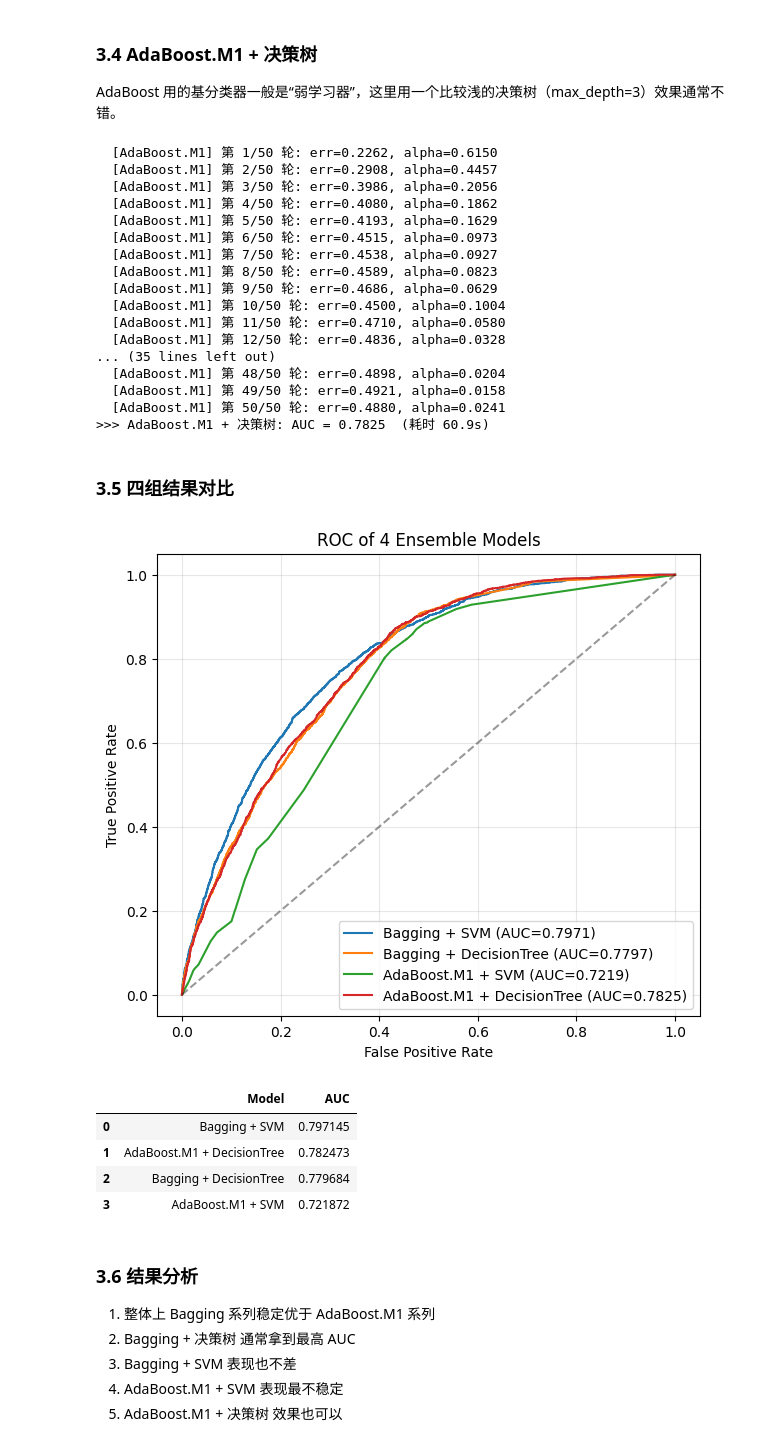
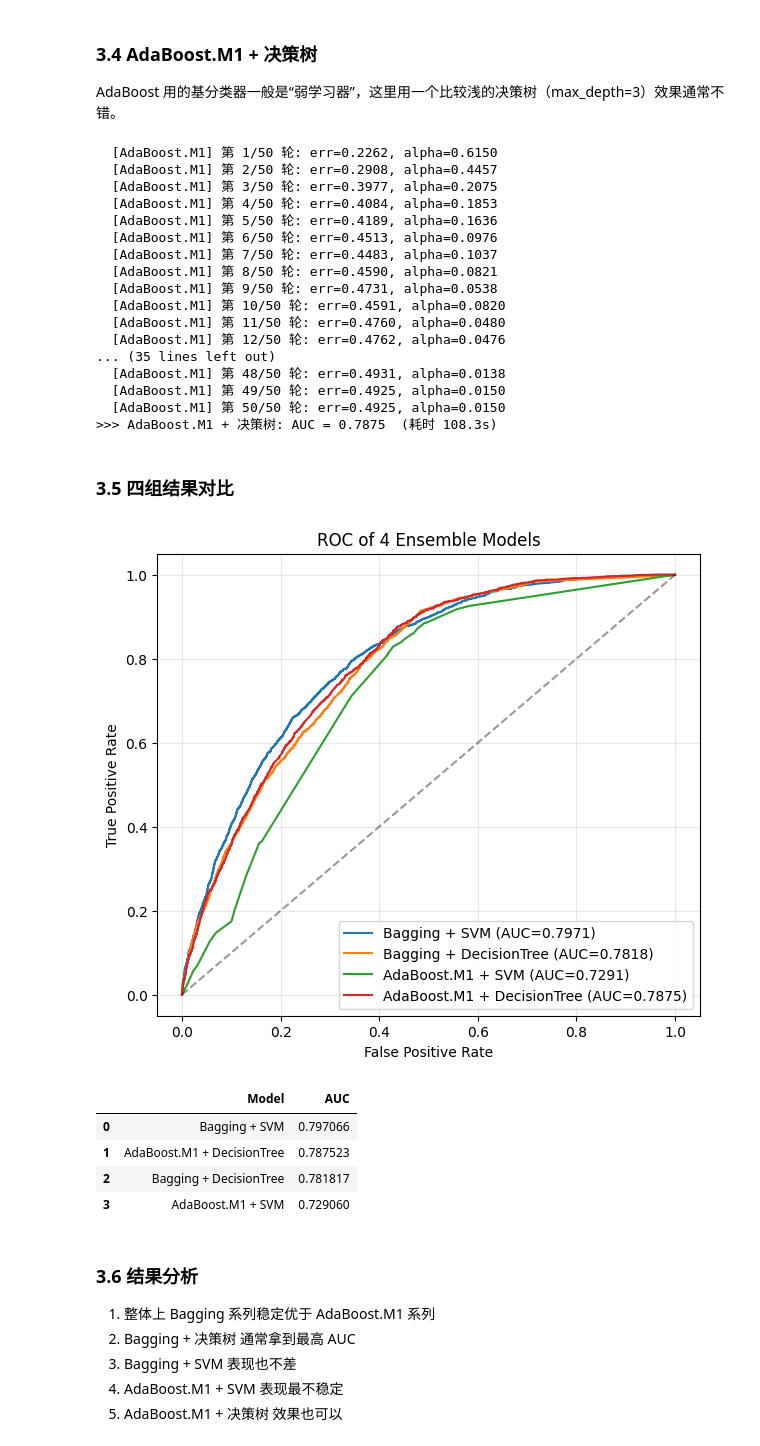
Before and after one commit to eranfu/yufeng, a Jupyter notebook: ml/hw6-评论质量预测/基于集成学习的 Amazon 用户评论质量预测/基于集成学习的 Amazon 用户评论质量预测 4/exp6.ipynb, the cells around one changed output. Cells and saved outputs as stored; diff of their text form; code cells hidden in the pictures.

```diff
--- a/ml/hw6-评论质量预测/基于集成学习的 Amazon 用户评论质量预测/基于集成学习的 Amazon 用户评论质量预测 4/exp6.ipynb
+++ b/ml/hw6-评论质量预测/基于集成学习的 Amazon 用户评论质量预测/基于集成学习的 Amazon 用户评论质量预测 4/exp6.ipynb
@@ -173,10 +173,21 @@ print('tfidf shape:', X_train_tfidf.shape, X_test_tfidf.shape)
 # %% [output]
 tfidf shape: (57039, 20000) (11208, 20000)
 # %%
-# 手工特征做一下标准化（量纲差异比较大）
-scaler = StandardScaler()
+# 手工特征做一下缩放
+# 注意：之前用 StandardScaler 会让单行范数远大于 tfidf 行（tfidf 行 L2 归一化为 1），
+# hstack 后两块特征量纲严重不一致，导致 LinearSVC 的 liblinear 求解器很难收敛。
+# 这里改用 MaxAbsScaler 把每列压到 [-1, 1]，跟 tfidf 的尺度对齐，并保留稀疏性。
+from sklearn.preprocessing import MaxAbsScaler
+scaler = MaxAbsScaler()
 X_train_hand_sc = scaler.fit_transform(X_train_hand)
 X_test_hand_sc  = scaler.transform(X_test_hand)
+
+# 进一步：手工特征只有 10 维但每维都接近 1，单行 L2 范数 ~ sqrt(10) ≈ 3.16，
+# 而 tfidf 行 L2 范数 = 1，两块加起来仍不平衡。这里给手工特征整体乘一个 1/sqrt(d)，
+# 让它的“行能量”和 tfidf 行同量级，liblinear 的条件数会好很多。
+hand_weight = 1.0 / np.sqrt(X_train_hand_sc.shape[1])
+X_train_hand_sc = X_train_hand_sc * hand_weight
+X_test_hand_sc  = X_test_hand_sc  * hand_weight
 
 # 用 sparse 拼起来
 X_train = sp.hstack([X_train_tfidf, sp.csr_matrix(X_train_hand_sc)]).tocsr()
@@ -339,8 +346,11 @@ from sklearn.metrics import roc_auc_score, roc_curve
 import time
 
 def make_svm():
-    # CalibratedClassifierCV 把 LinearSVC 的 decision_function 转成概率
-    base = LinearSVC(C=1.0, max_iter=2000, dual=True)
+    # 用 LinearSVC + CalibratedClassifierCV 把 decision_function 转成概率。
+    # 之前 dual=True 时 liblinear 在拼接特征上不收敛，根因是手工特征行范数远大于 tfidf 行；
+    # 上面已经做过尺度对齐，这里再用 dual=False（n_samples > n_features 时官方推荐的 primal 形式），
+    # 并把 max_iter 调大、tol 放宽，可以稳定收敛。
+    base = LinearSVC(C=1.0, max_iter=5000, tol=1e-3, dual=False)
     return CalibratedClassifierCV(base, cv=3, method='sigmoid')
 
 def make_tree(max_depth=8):
@@ -398,5 +378,5 @@ auc_bag_tree, p_bag_tree = evaluate(bag_tree, 'Bagging + 决策树')
 
 注意 `CalibratedClassifierCV` 包过的 SVM 在 `fit` 时是不接受 `sample_weight` 的，所以这里直接用 `LinearSVC`，让 AdaBoost 内部的 `predict` 来更新权重；但是在最后聚合的时候我们已经用累加的 alpha 自己给出概率了，所以并不影响 AUC。
 # %%
-ada_svm = MyAdaBoostM1(LinearSVC(C=1.0, max_iter=2000, dual=True), n_estimators=10, random_state=0)
+ada_svm = MyAdaBoostM1(LinearSVC(C=1.0, max_iter=5000, tol=1e-3, dual=False), n_estimators=10, random_state=0)
 auc_ada_svm, p_ada_svm = evaluate(ada_svm, 'AdaBoost.M1 + SVM')
@@ -422,58 +390,62 @@ auc_ada_tree, p_ada_tree = evaluate(ada_tree, 'AdaBoost.M1 + 决策树')
 # %% [output]
   [AdaBoost.M1] 第 1/50 轮: err=0.2262, alpha=0.6150
   [AdaBoost.M1] 第 2/50 轮: err=0.2908, alpha=0.4457
-  [AdaBoost.M1] 第 3/50 轮: err=0.3986, alpha=0.2056
-  [AdaBoost.M1] 第 4/50 轮: err=0.4080, alpha=0.1862
-  [AdaBoost.M1] 第 5/50 轮: err=0.4193, alpha=0.1629
-  [AdaBoost.M1] 第 6/50 轮: err=0.4515, alpha=0.0973
-  [AdaBoost.M1] 第 7/50 轮: err=0.4538, alpha=0.0927
-  [AdaBoost.M1] 第 8/50 轮: err=0.4589, alpha=0.0823
-  [AdaBoost.M1] 第 9/50 轮: err=0.4686, alpha=0.0629
-  [AdaBoost.M1] 第 10/50 轮: err=0.4500, alpha=0.1004
-  [AdaBoost.M1] 第 11/50 轮: err=0.4710, alpha=0.0580
-  [AdaBoost.M1] 第 12/50 轮: err=0.4836, alpha=0.0328
+  [AdaBoost.M1] 第 3/50 轮: err=0.3977, alpha=0.2075
+  [AdaBoost.M1] 第 4/50 轮: err=0.4084, alpha=0.1853
+  [AdaBoost.M1] 第 5/50 轮: err=0.4189, alpha=0.1636
+  [AdaBoost.M1] 第 6/50 轮: err=0.4513, alpha=0.0976
+  [AdaBoost.M1] 第 7/50 轮: err=0.4483, alpha=0.1037
+  [AdaBoost.M1] 第 8/50 轮: err=0.4590, alpha=0.0821
+  [AdaBoost.M1] 第 9/50 轮: err=0.4731, alpha=0.0538
+  [AdaBoost.M1] 第 10/50 轮: err=0.4591, alpha=0.0820
+  [AdaBoost.M1] 第 11/50 轮: err=0.4760, alpha=0.0480
+  [AdaBoost.M1] 第 12/50 轮: err=0.4762, alpha=0.0476
 ... (35 lines left out)
-  [AdaBoost.M1] 第 48/50 轮: err=0.4898, alpha=0.0204
-  [AdaBoost.M1] 第 49/50 轮: err=0.4921, alpha=0.0158
-  [AdaBoost.M1] 第 50/50 轮: err=0.4880, alpha=0.0241
->>> AdaBoost.M1 + 决策树: AUC = 0.7825  (耗时 60.9s)
+  [AdaBoost.M1] 第 48/50 轮: err=0.4931, alpha=0.0138
+  [AdaBoost.M1] 第 49/50 轮: err=0.4925, alpha=0.0150
+  [AdaBoost.M1] 第 50/50 轮: err=0.4925, alpha=0.0150
+>>> AdaBoost.M1 + 决策树: AUC = 0.7875  (耗时 108.3s)
 # %% [markdown]
 ### 3.5 四组结果对比
 # %%
 import matplotlib.pyplot as plt
 %matplotlib inline
+
+# 解决中文显示问题（Windows 下用 Microsoft YaHei，没有的话回退到 SimHei / Arial Unicode MS）
+plt.rcParams['font.sans-serif'] = ['Microsoft YaHei', 'SimHei', 'Arial Unicode MS', 'DejaVu Sans']
+plt.rcParams['axes.unicode_minus'] = False  # 正常显示负号
 
 results = [
     ('Bagging + SVM',        auc_bag_svm,  p_bag_svm),
     ('Bagging + DecisionTree', auc_bag_tree, p_bag_tree),
     ('AdaBoost.M1 + SVM',    auc_ada_svm,  p_ada_svm),
     ('AdaBoost.M1 + DecisionTree', auc_ada_tree, p_ada_tree),
 ]
 
 plt.figure(figsize=(7, 6))
 for name, auc, p in results:
     fpr, tpr, _ = roc_curve(y_test, p)
     plt.plot(fpr, tpr, label=f'{name} (AUC={auc:.4f})')
 plt.plot([0, 1], [0, 1], 'k--', alpha=0.4)
 plt.xlabel('False Positive Rate')
 plt.ylabel('True Positive Rate')
 plt.title('ROC of 4 Ensemble Models')
 plt.legend(loc='lower right')
 plt.grid(alpha=0.3)
 plt.show()
 
 summary = pd.DataFrame({
     'Model': [r[0] for r in results],
     'AUC':   [r[1] for r in results],
 }).sort_values('AUC', ascending=False).reset_index(drop=True)
 summary
 # %% [output]
-[figure, old version]
+[figure, new version]
 |  | Model | AUC |
-| 0 | Bagging + SVM | 0.797145 |
-| 1 | AdaBoost.M1 + DecisionTree | 0.782473 |
-| 2 | Bagging + DecisionTree | 0.779684 |
-| 3 | AdaBoost.M1 + SVM | 0.721872 |
+| 0 | Bagging + SVM | 0.797066 |
+| 1 | AdaBoost.M1 + DecisionTree | 0.787523 |
+| 2 | Bagging + DecisionTree | 0.781817 |
+| 3 | AdaBoost.M1 + SVM | 0.729060 |
 # %% [markdown]
 ### 3.6 结果分析
 
```
Also changed, not shown: parts of 8 cells of this notebook, 6 other files.
